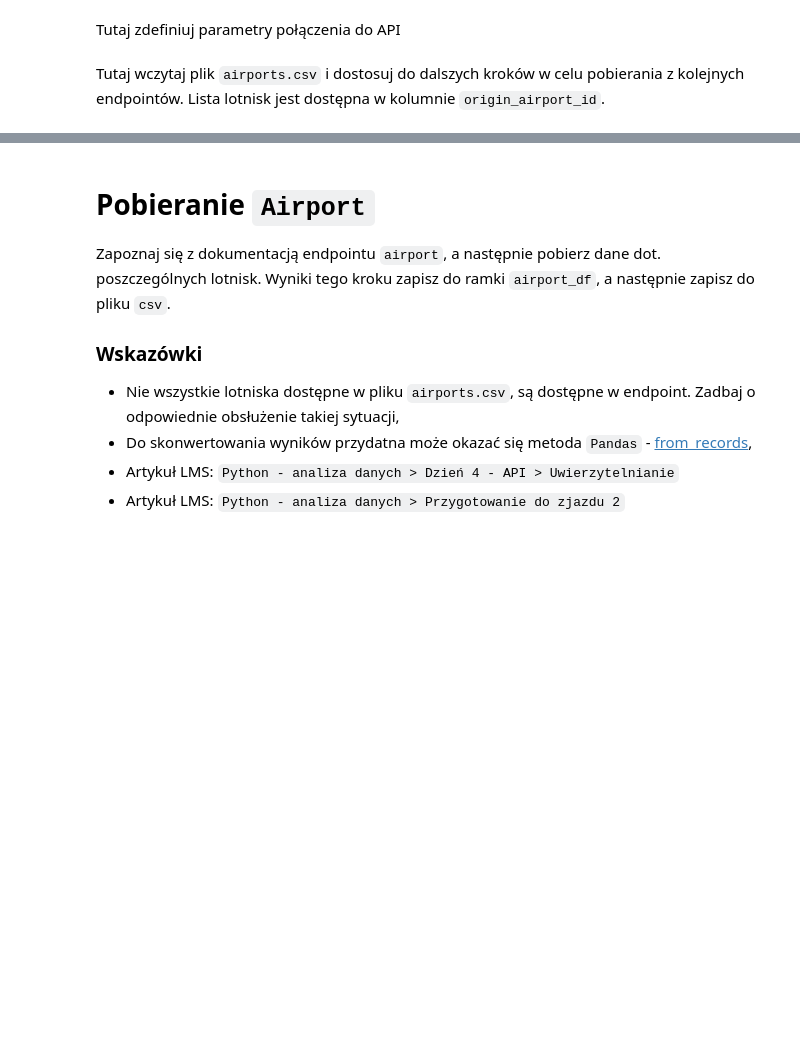
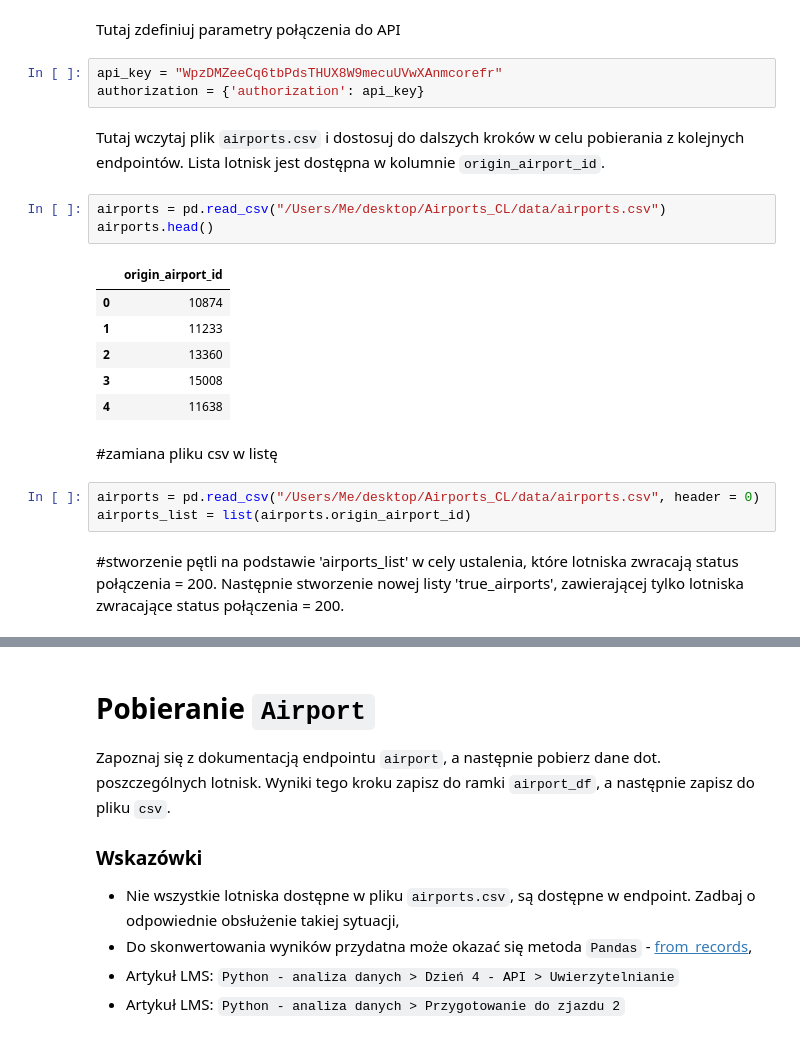
Before and after one commit to piotrquandt/Airports_CL, a Jupyter notebook: notebooks/01_Pobieranie_danych.ipynb, the cells around one changed output, grey strips where cells are left out. Drawn from its saved outputs; the diff is of its cells as text; blank space fills up the shorter version.

```diff
--- a/notebooks/01_Pobieranie_danych.ipynb
+++ b/notebooks/01_Pobieranie_danych.ipynb
@@ -28,4 +35,24 @@
 # %% [markdown]
  Tutaj zdefiniuj parametry połączenia do API
+# %%
+api_key = "WpzDMZeeCq6tbPdsTHUX8W9mecuUVwXAnmcorefr"
+authorization = {'authorization': api_key}
 # %% [markdown]
 Tutaj wczytaj plik `airports.csv` i dostosuj do dalszych kroków w celu pobierania z kolejnych endpointów. Lista lotnisk jest dostępna w kolumnie `origin_airport_id`.
+# %%
+airports = pd.read_csv("/Users/Me/desktop/Airports_CL/data/airports.csv")
+airports.head()
+# %% [output]
+|  | origin_airport_id |
+| 0 | 10874 |
+| 1 | 11233 |
+| 2 | 13360 |
+| 3 | 15008 |
+| 4 | 11638 |
+# %% [markdown]
+#zamiana pliku csv w listę
+# %%
+airports = pd.read_csv("/Users/Me/desktop/Airports_CL/data/airports.csv", header = 0)
+airports_list = list(airports.origin_airport_id)
+# %% [markdown]
+#stworzenie pętli na podstawie 'airports_list' w cely ustalenia, które lotniska zwracają status połączenia = 200. Następnie stworzenie nowej listy 'true_airports', zawierającej tylko lotniska zwracające status połączenia = 200.
```
Also changed, not shown: parts of 26 cells of this notebook, 5 other files.
